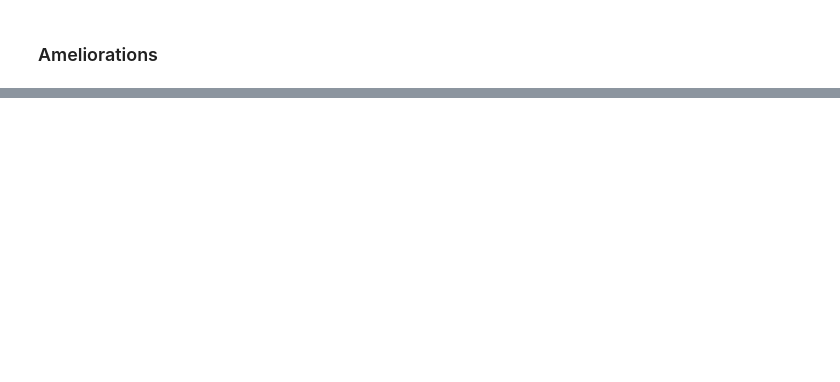
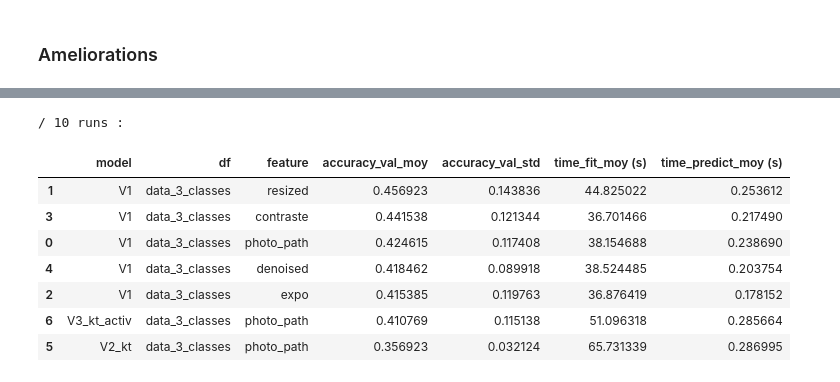
Before and after one commit to Kiwinokoto/OC_projet_6_Classer_des_images, a Jupyter notebook: Oudelet_Kevin_2_notebook_model_perso_180324.ipynb, the cells around one changed output, grey strips where cells are left out. Cells and saved outputs as stored; diff of their text form; code cells hidden in the pictures; blank space fills up the shorter version.

```diff
--- a/Oudelet_Kevin_2_notebook_model_perso_180324.ipynb
+++ b/Oudelet_Kevin_2_notebook_model_perso_180324.ipynb
@@ -913 +1218,20 @@ affichage_results()
+# %%
+print(f'sur {nb_runs} runs :', '\n')
+
+affichage_results()
+
+# tjs très aléatoire.
+# std ?
+
+# relu sans normalisation ici
+# %% [output]
+/ 10 runs :
+|  | model | df | feature | accuracy_val_moy | accuracy_val_std | time_fit_moy (s) | time_predict_moy (s) |
+| 1 | V1 | data_3_classes | resized | 0.456923 | 0.143836 | 44.825022 | 0.253612 |
+| 3 | V1 | data_3_classes | contraste | 0.441538 | 0.121344 | 36.701466 | 0.217490 |
+| 0 | V1 | data_3_classes | photo_path | 0.424615 | 0.117408 | 38.154688 | 0.238690 |
+| 4 | V1 | data_3_classes | denoised | 0.418462 | 0.089918 | 38.524485 | 0.203754 |
+| 2 | V1 | data_3_classes | expo | 0.415385 | 0.119763 | 36.876419 | 0.178152 |
+| 6 | V3_kt_activ | data_3_classes | photo_path | 0.410769 | 0.115138 | 51.096318 | 0.285664 |
+| 5 | V2_kt | data_3_classes | photo_path | 0.356923 | 0.032124 | 65.731339 | 0.286995 |
 # %%
```
Also changed, not shown: parts of 22 cells of this notebook, 2 other files.
